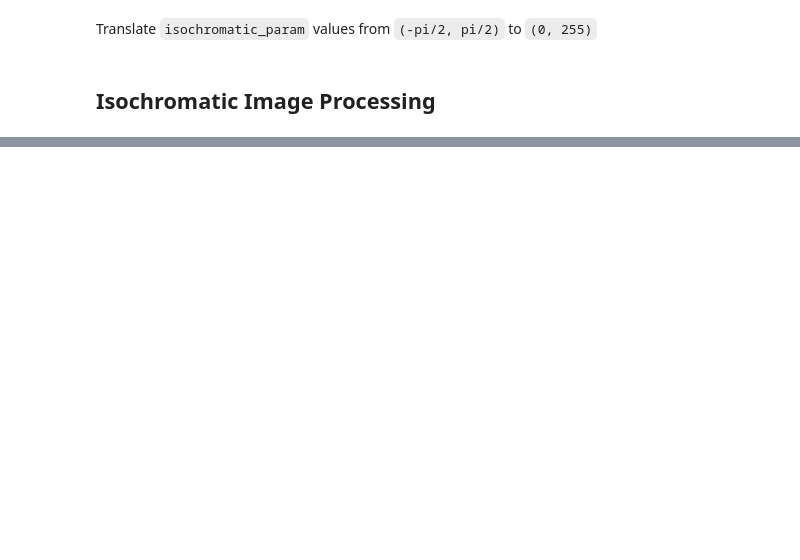
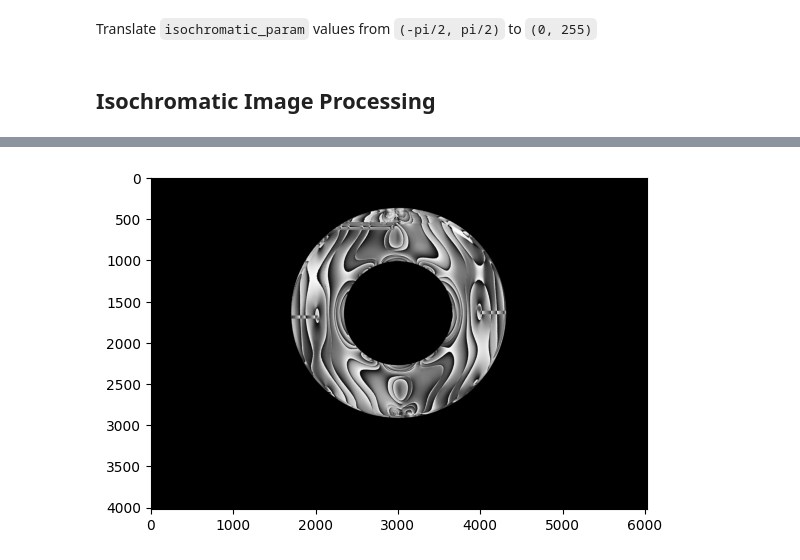
Before and after one commit to fs-bullard/photoelasticity, a Jupyter notebook: ten-step-phase_unwrap_ring.ipynb, the cells around one changed output, grey strips where cells are left out. Cells and saved outputs as stored; diff of their text form; code cells hidden in the pictures; blank space fills up the shorter version.

```diff
--- a/ten-step-phase_unwrap_ring.ipynb
+++ b/ten-step-phase_unwrap_ring.ipynb
@@ -153,0 +157,8 @@ plt.imshow(isochromatic_param, cmap='gray')
+# %%
+isochromatic_masked = cv.multiply(isochromatic_param, mask / 255)
+isochromatic_masked = cv.medianBlur(isochromatic_masked.astype(np.uint8), 5)
+
+plt.imshow(isochromatic_masked, cmap='gray')
+plt.imsave('img/ring/results/ring_isochr_wr_isocl_unwr_masked.jpg',  isochromatic_masked, cmap='gray')
+# %% [output]
+[figure, added]
```
Also changed, not shown: parts of 16 cells of this notebook, 25 other files.
